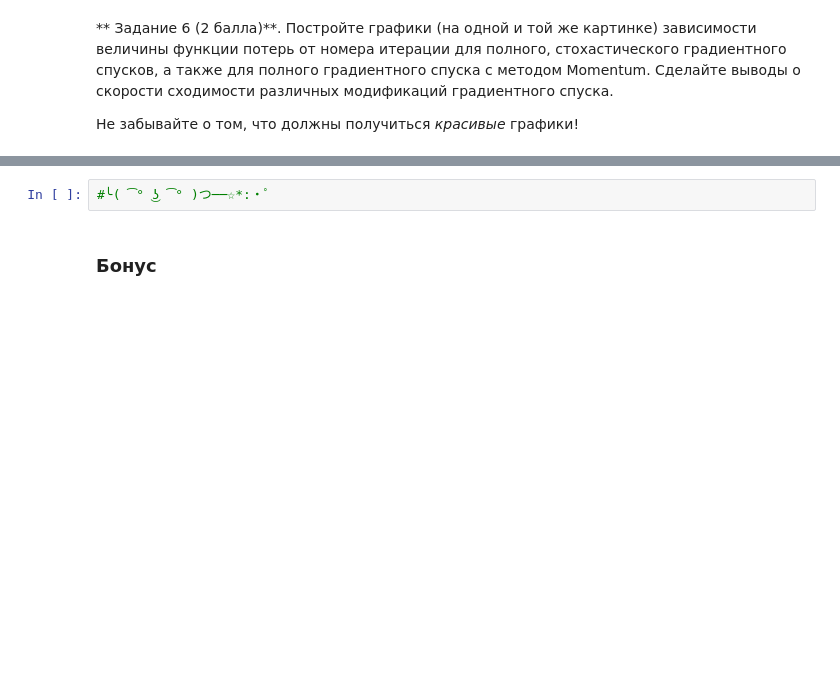
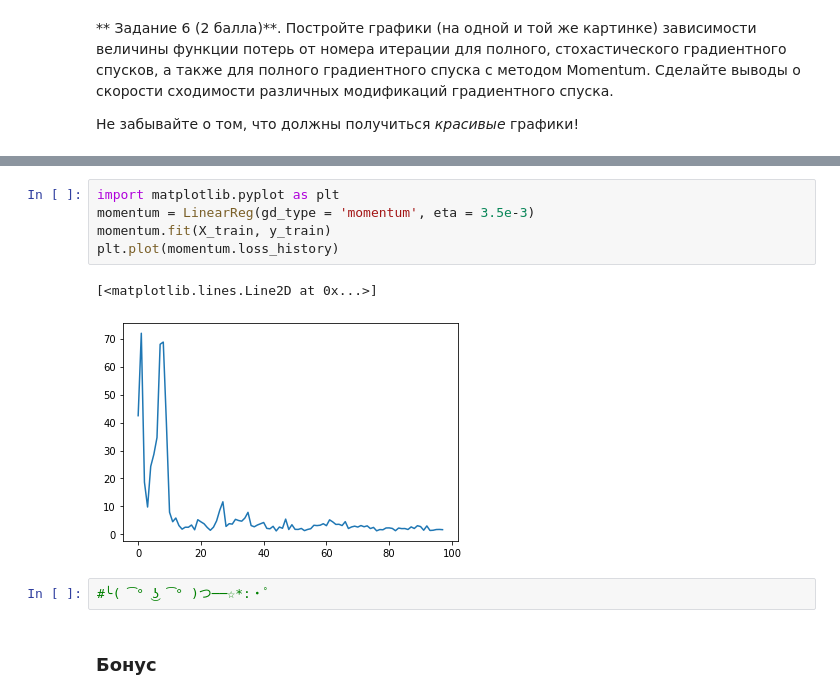
Before and after one commit to PazhiloyMaimalyonok/Sokolov_github_2019fall, a Jupyter notebook: homework-practice-03-Gradient_Descent_by_hand/homework-practice-03-Gradient_Descent_by_hand.ipynb, the cells around one changed output, grey strips where cells are left out. Drawn from its saved outputs; the diff is of its cells as text; blank space fills up the shorter version.

```diff
--- a/homework-practice-03-Gradient_Descent_by_hand/homework-practice-03-Gradient_Descent_by_hand.ipynb
+++ b/homework-practice-03-Gradient_Descent_by_hand/homework-practice-03-Gradient_Descent_by_hand.ipynb
@@ -265,3 +438,11 @@ reg.loss_history
+# %%
+import matplotlib.pyplot as plt
+momentum = LinearReg(gd_type = 'momentum', eta = 3.5e-3)
+momentum.fit(X_train, y_train)
+plt.plot(momentum.loss_history)
+# %% [output]
+[<matplotlib.lines.Line2D at 0x...>]
+[figure, added]
 # %%
 #╰( ͡° ͜ʖ ͡° )つ──☆*:・ﾟ
 # %% [markdown]
```
Also changed, not shown: parts of 16 cells of this notebook.
